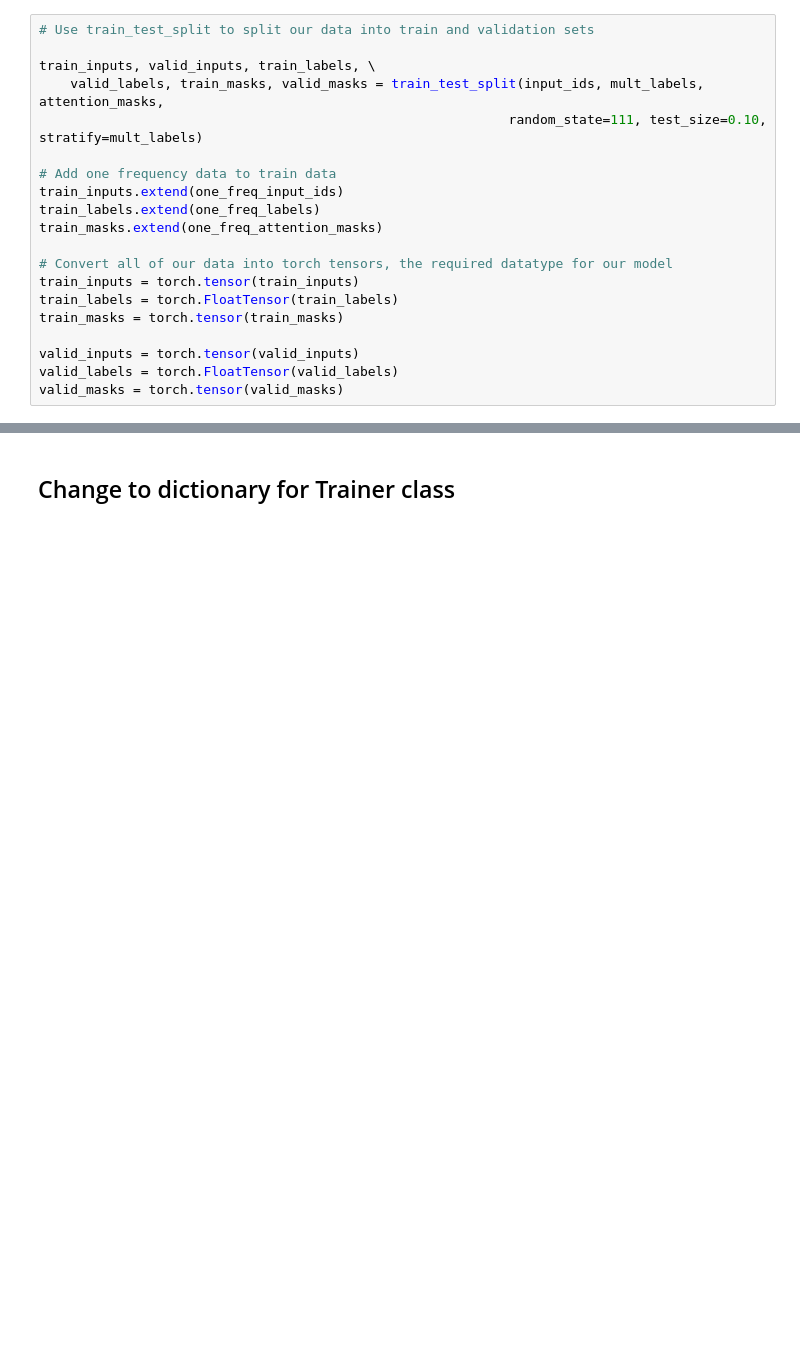
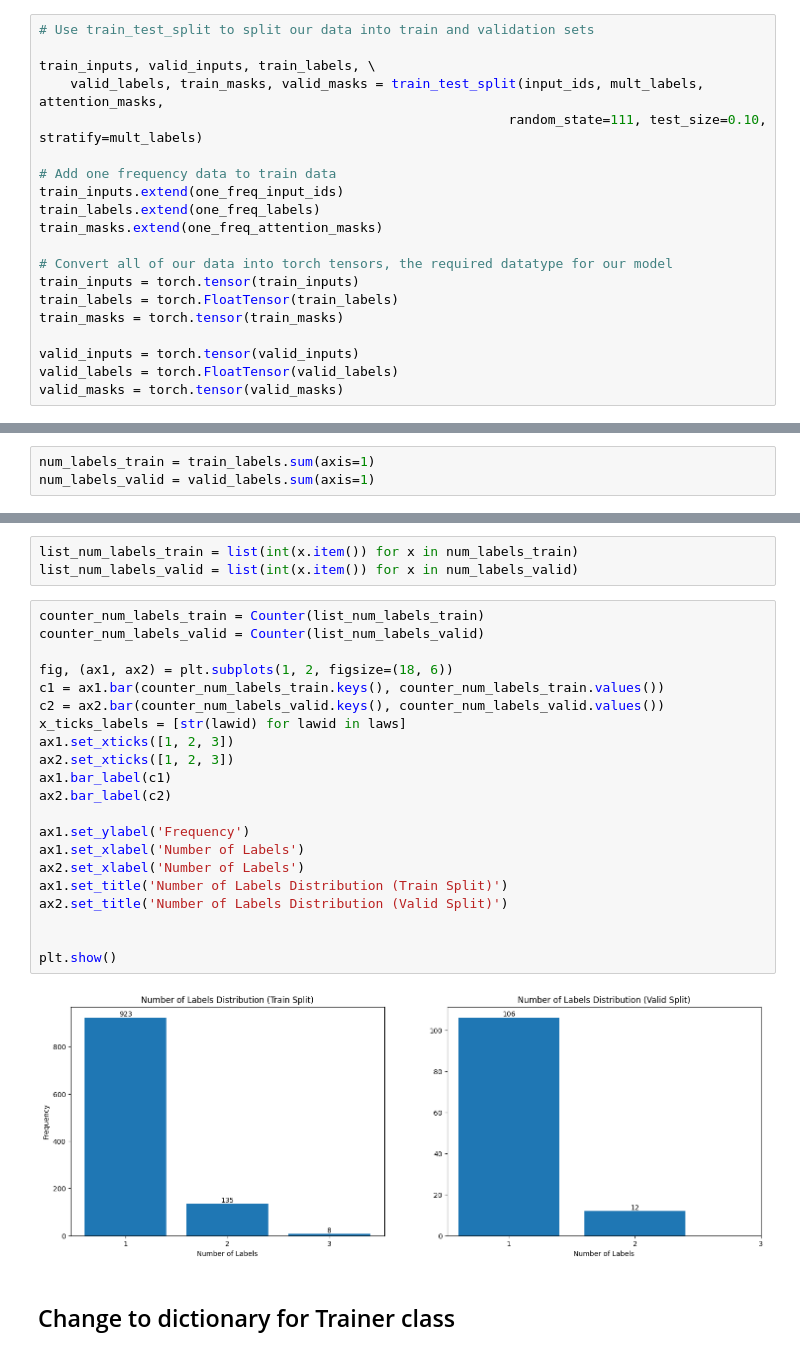
Before and after one commit to kanathipkuji/low-resource-Thai-textclassification, a Jupyter notebook: scripts/multilabel_classification_task.ipynb, the cells around one changed output, grey strips where cells are left out. Drawn from its saved outputs; the diff is of its cells as text; blank space fills up the shorter version.

```diff
--- a/scripts/multilabel_classification_task.ipynb
+++ b/scripts/multilabel_classification_task.ipynb
@@ -356,0 +460,3 @@ valid_masks = torch.tensor(valid_masks)
+# %%
+num_labels_train = train_labels.sum(axis=1)
+num_labels_valid = valid_labels.sum(axis=1)
@@ -357,3 +471,29 @@ valid_masks = torch.tensor(valid_masks)
+# %%
+list_num_labels_train = list(int(x.item()) for x in num_labels_train)
+list_num_labels_valid = list(int(x.item()) for x in num_labels_valid)
+# %%
+counter_num_labels_train = Counter(list_num_labels_train)
+counter_num_labels_valid = Counter(list_num_labels_valid)
+
+fig, (ax1, ax2) = plt.subplots(1, 2, figsize=(18, 6))
+c1 = ax1.bar(counter_num_labels_train.keys(), counter_num_labels_train.values())
+c2 = ax2.bar(counter_num_labels_valid.keys(), counter_num_labels_valid.values())
+x_ticks_labels = [str(lawid) for lawid in laws]
+ax1.set_xticks([1, 2, 3])
+ax2.set_xticks([1, 2, 3])
+ax1.bar_label(c1)
+ax2.bar_label(c2)
+
+ax1.set_ylabel('Frequency')
+ax1.set_xlabel('Number of Labels')
+ax2.set_xlabel('Number of Labels')
+ax1.set_title('Number of Labels Distribution (Train Split)')
+ax2.set_title('Number of Labels Distribution (Valid Split)')
+
+
+plt.show()
+# %% [output]
+[figure, added]
 # %% [markdown]
 ## Change to dictionary for Trainer class
 # %%
```
Also changed, not shown: parts of 20 cells of this notebook.
